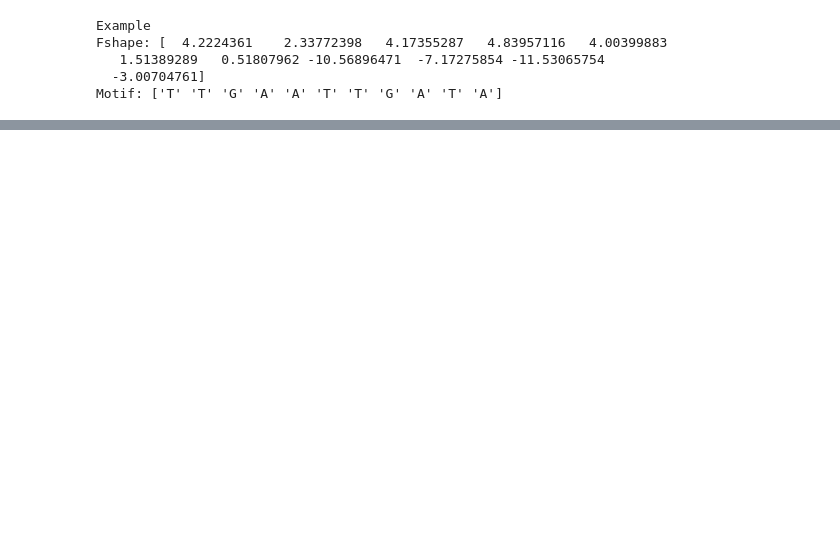
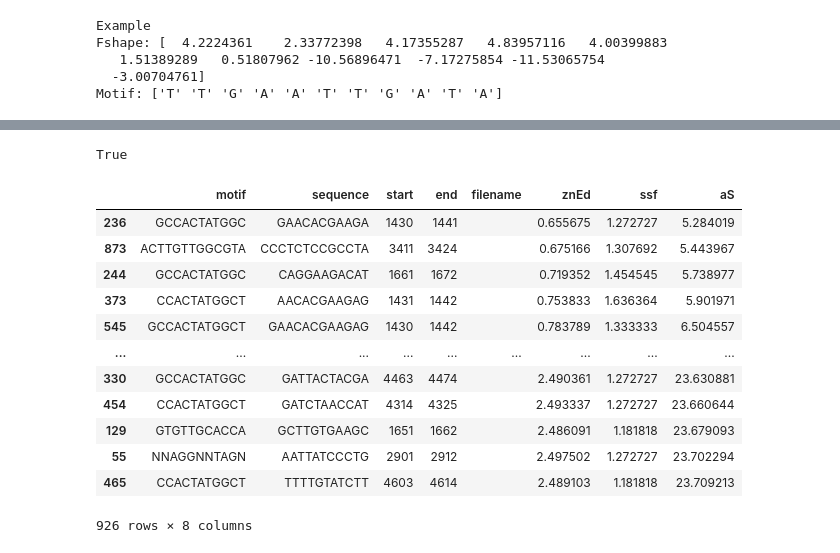
Before and after one commit to Mimikkk/2024-siwb, a Jupyter notebook: project-2/hnrnpa2b1.ipynb, the cells around one changed output, grey strips where cells are left out. Saved outputs shown, nothing was run; the diff lists cells and outputs as text; code cells hidden in the pictures; blank space fills up the shorter version.

```diff
--- a/project-2/hnrnpa2b1.ipynb
+++ b/project-2/hnrnpa2b1.ipynb
@@ -110,0 +248,77 @@ Motif: ['T' 'T' 'G' 'A' 'A' 'T' 'T' 'G' 'A' 'T' 'A']
+# %%
+def calculate_ssf(first_motif: str, second_motif: str) -> float:
+    group_matches = ("AG", "CU", "CT")
+    ssf_sum: int = 0
+    for first, second in zip(first_motif, second_motif):
+        if first == second or first == "N" or second == "N":
+            ssf_sum += 2
+            continue
+        for group in group_matches:
+            if first in group and second in group:
+                ssf_sum += 1
+                break
+    return ssf_sum / len(first_motif)
+
+
+math.isclose(round(calculate_ssf("NTTTTN", "TGATTT"), 2), 1.33)
+# %% [output]
+True
+# %%
+def get_ssf(motif: str, window_size: int) -> float:
+    base = dataset.pattern.base.to_string(na_rep="N", index=False).replace("\n", "")
+    centered_base = base.center(window_size, "N")
+    templates = set([centered_base, centered_base[::-1]])
+    return max(calculate_ssf(motif, template) for template in templates)
+
+
+def get_aS(znEd: float, ssf: float) -> float:
+    return 10 * znEd - ssf
+
+
+results: list = []
+
+for search in dataset.searches:
+    for consensus_fshape, consensus_motif in zip(consensus_fshapes, consensus_motifs):
+        motif_length = len(consensus_motif)
+        for i in range(len(search) - motif_length + 1):
+            window = search.iloc[i : i + motif_length, :]
+            znEd = stumpy.core.mass(consensus_fshape, window.fshape_coefficient)[0]
+
+            if not is_motif_promising(window.fshape_coefficient) or znEd > 2.5:
+                continue
+
+            motif = window.base.to_string(na_rep="N", index=False).replace("\n", "")
+            ssf = get_ssf(motif, window_size)
+            aS = get_aS(znEd, ssf)
+
+            results.append(
+                {
+                    "motif": consensus_motif,
+                    "sequence": motif,
+                    "start": i,
+                    "end": i + motif_length,
+                    "filename": "",
+                    "znEd": znEd,
+                    "ssf": ssf,
+                    "aS": aS,
+                }
+            )
+    break
+# %%
+results = pd.DataFrame(results)
+results.sort_values("aS", inplace=True)
+results
+# %% [output]
+|  | motif | sequence | start | end | filename | znEd | ssf | aS |
+| 236 | GCCACTATGGC | GAACACGAAGA | 1430 | 1441 |  | 0.655675 | 1.272727 | 5.284019 |
+| 873 | ACTTGTTGGCGTA | CCCTCTCCGCCTA | 3411 | 3424 |  | 0.675166 | 1.307692 | 5.443967 |
+| 244 | GCCACTATGGC | CAGGAAGACAT | 1661 | 1672 |  | 0.719352 | 1.454545 | 5.738977 |
+| 373 | CCACTATGGCT | AACACGAAGAG | 1431 | 1442 |  | 0.753833 | 1.636364 | 5.901971 |
+| 545 | GCCACTATGGCT | GAACACGAAGAG | 1430 | 1442 |  | 0.783789 | 1.333333 | 6.504557 |
+| ... | ... | ... | ... | ... | ... | ... | ... | ... |
+| 330 | GCCACTATGGC | GATTACTACGA | 4463 | 4474 |  | 2.490361 | 1.272727 | 23.630881 |
+| 454 | CCACTATGGCT | GATCTAACCAT | 4314 | 4325 |  | 2.493337 | 1.272727 | 23.660644 |
+| 129 | GTGTTGCACCA | GCTTGTGAAGC | 1651 | 1662 |  | 2.486091 | 1.181818 | 23.679093 |
+| 55 | NNAGGNNTAGN | AATTATCCCTG | 2901 | 2912 |  | 2.497502 | 1.272727 | 23.702294 |
+| 465 | CCACTATGGCT | TTTTGTATCTT | 4603 | 4614 |  | 2.489103 | 1.181818 | 23.709213 |
+926 rows × 8 columns
```
Also changed, not shown: parts of 12 cells of this notebook.
